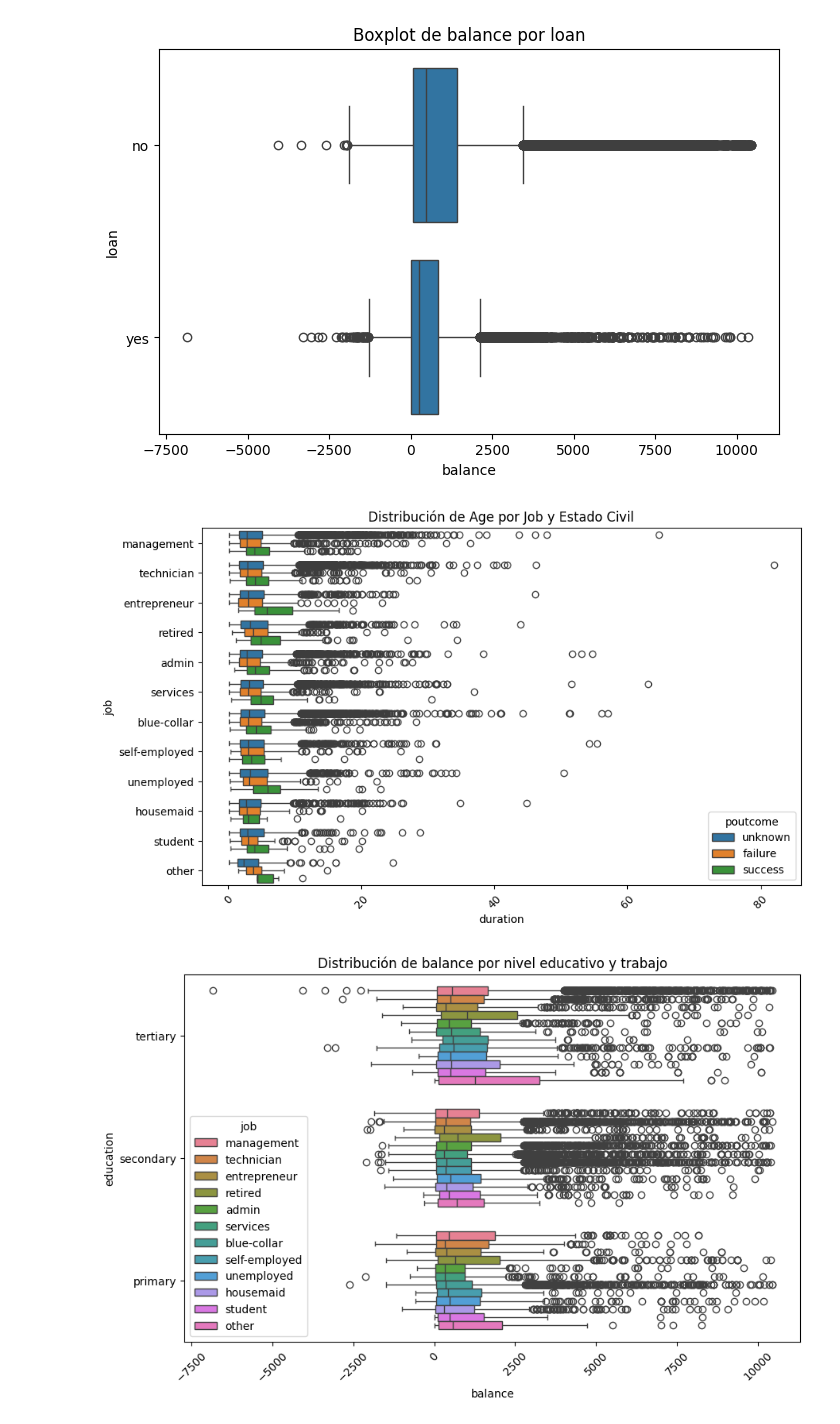
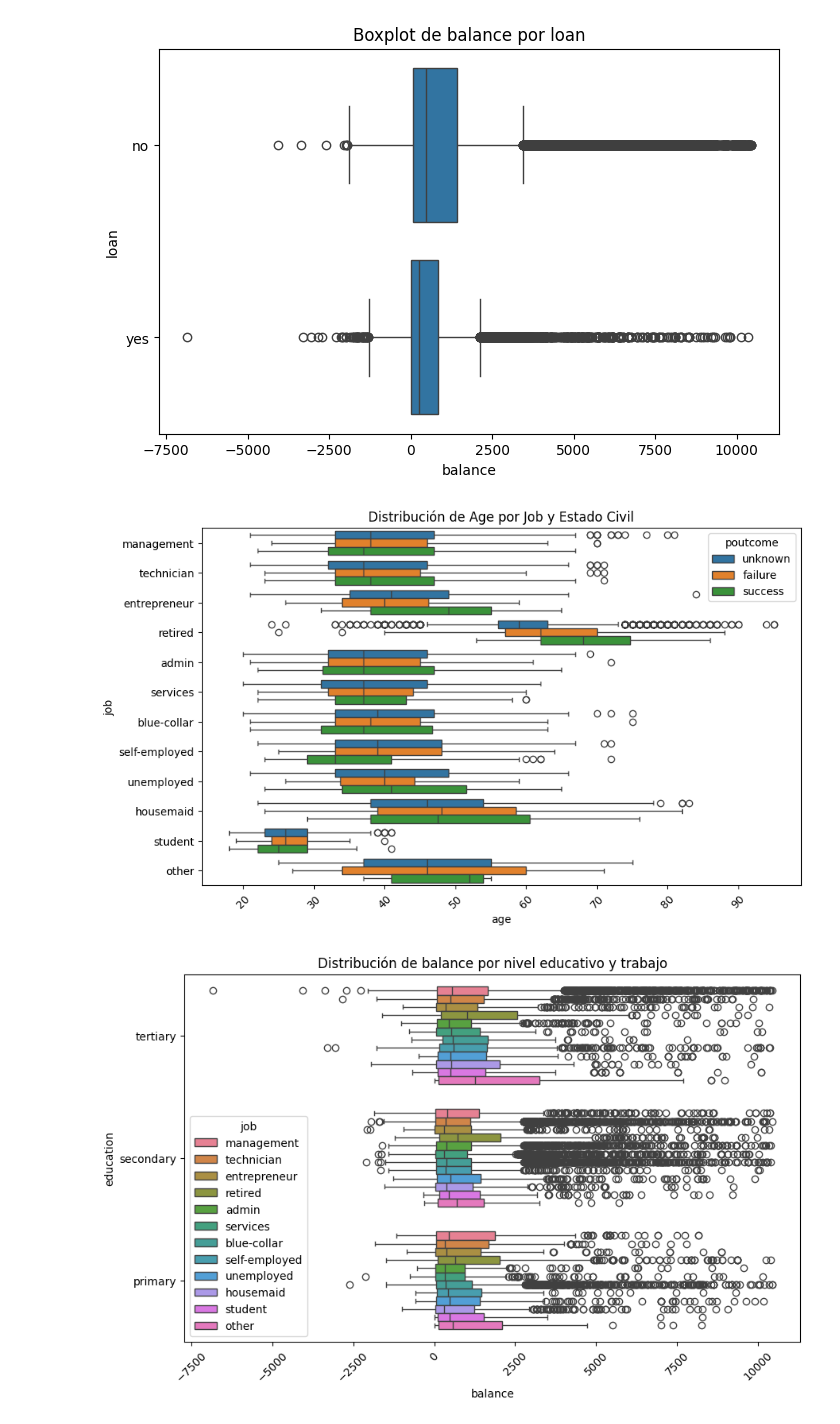
Before and after one commit to nicur32/Proyecto_Bank, a Jupyter notebook: BANK HAKATHON/hackathon.ipynb, the cells around one changed output. Saved outputs shown, nothing was run; the diff lists cells and outputs as text; code cells hidden in the pictures.

```diff
--- a/BANK HAKATHON/hackathon.ipynb
+++ b/BANK HAKATHON/hackathon.ipynb
@@ -268,12 +288,12 @@ for cat_col in columnas_categorias:
 [figure]
 # %%
 plt.figure(figsize=(10, 6))
-sns.boxplot(data=df, x="duration", y="job", hue="poutcome")
+sns.boxplot(data=df, x="age", y="job", hue="poutcome")
 plt.title("Distribución de Age por Job y Estado Civil")
 plt.xticks(rotation=45)
 plt.show()
 # %% [output]
-[figure, old version]
+[figure, new version]
 # %%
 plt.figure(figsize=(10, 6))
 sns.boxplot(data=df, x="balance", y="education", hue="job")
```
Also changed, not shown: parts of 4 cells of this notebook, 1 other file.
